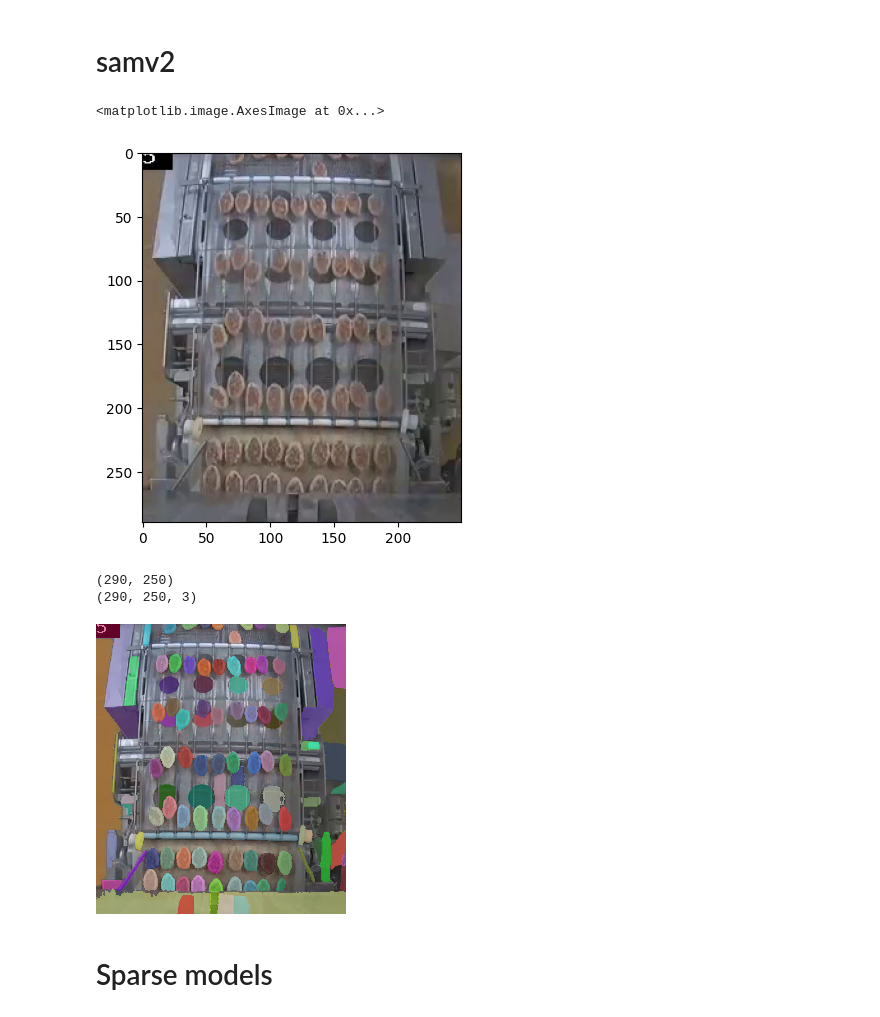
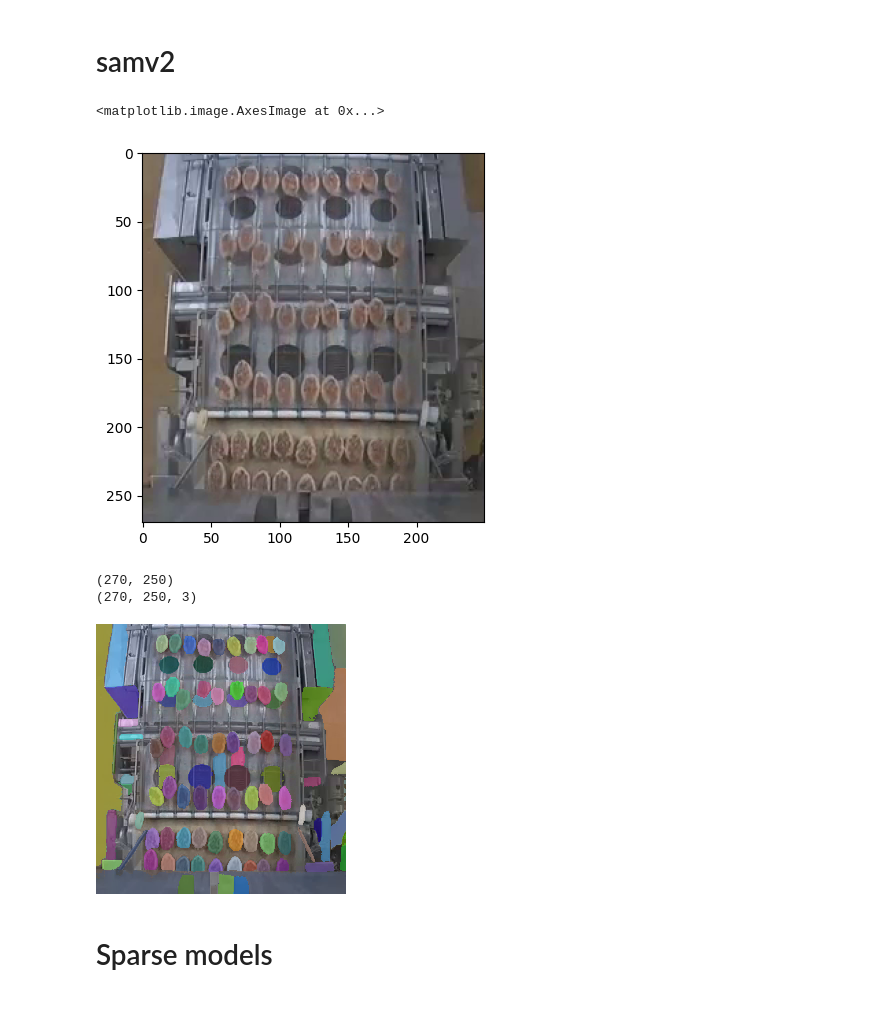
Before and after one commit to FactbirdHQ/auto-annotation-sam, a Jupyter notebook: notebooks/sam_proto.ipynb, the cells around one changed output. Drawn from its saved outputs; the diff is of its cells as text; code cells hidden in the pictures.

```diff
--- a/notebooks/sam_proto.ipynb
+++ b/notebooks/sam_proto.ipynb
@@ -3,20 +3,20 @@
 # %%
 import matplotlib.pyplot as plt
 import numpy as np
 import requests
 from PIL import Image
 
 img_path = "C:/Users/GustavToft/OneDrive/DTU/4_Semester_AS/Master_Thesis/data/processed/meatballs/images/train/frame_002388.PNG"
 
 img = Image.open(img_path)
 img = np.array(img.convert("RGB"))
 
-img = img[10:300, 200:450]
+img = img[30:300, 200:450]
 
 plt.imshow(img)
 # %% [output]
 <matplotlib.image.AxesImage at 0x...>
-[figure, old version]
+[figure, new version]
 # %%
 from sam2.automatic_mask_generator import SAM2AutomaticMaskGenerator
 from sam2.build_sam import build_sam2
@@ -40,8 +40,8 @@ masks = mask_generator.generate(img)
 print(masks[0]['segmentation'].shape)
 print(img.shape)
 # %% [output]
-(290, 250)
-(290, 250, 3)
+(270, 250)
+(270, 250, 3)
 # %%
 from typing import Optional, Union, List, Dict
 
@@ -193,7 +193,7 @@ output_mask = show_masks_fixed(image = img, masks = masks, scores=None, only_bes
 # %%
 output_mask
 # %% [output]
-[figure, old version]
+[figure, new version]
 # %% [markdown]
 # Sparse models
 # %%
```
Also changed, not shown: parts of 18 cells of this notebook.
